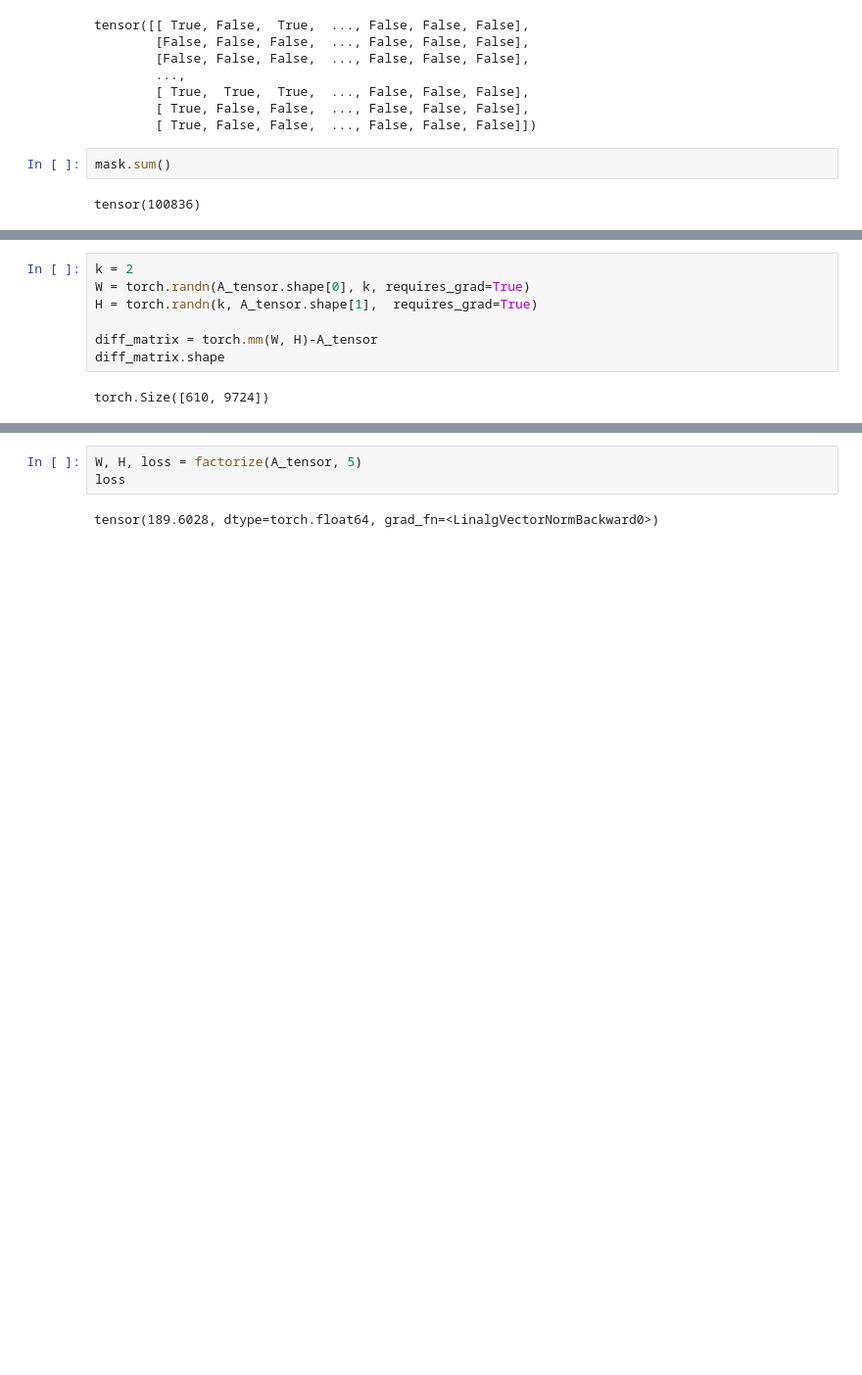
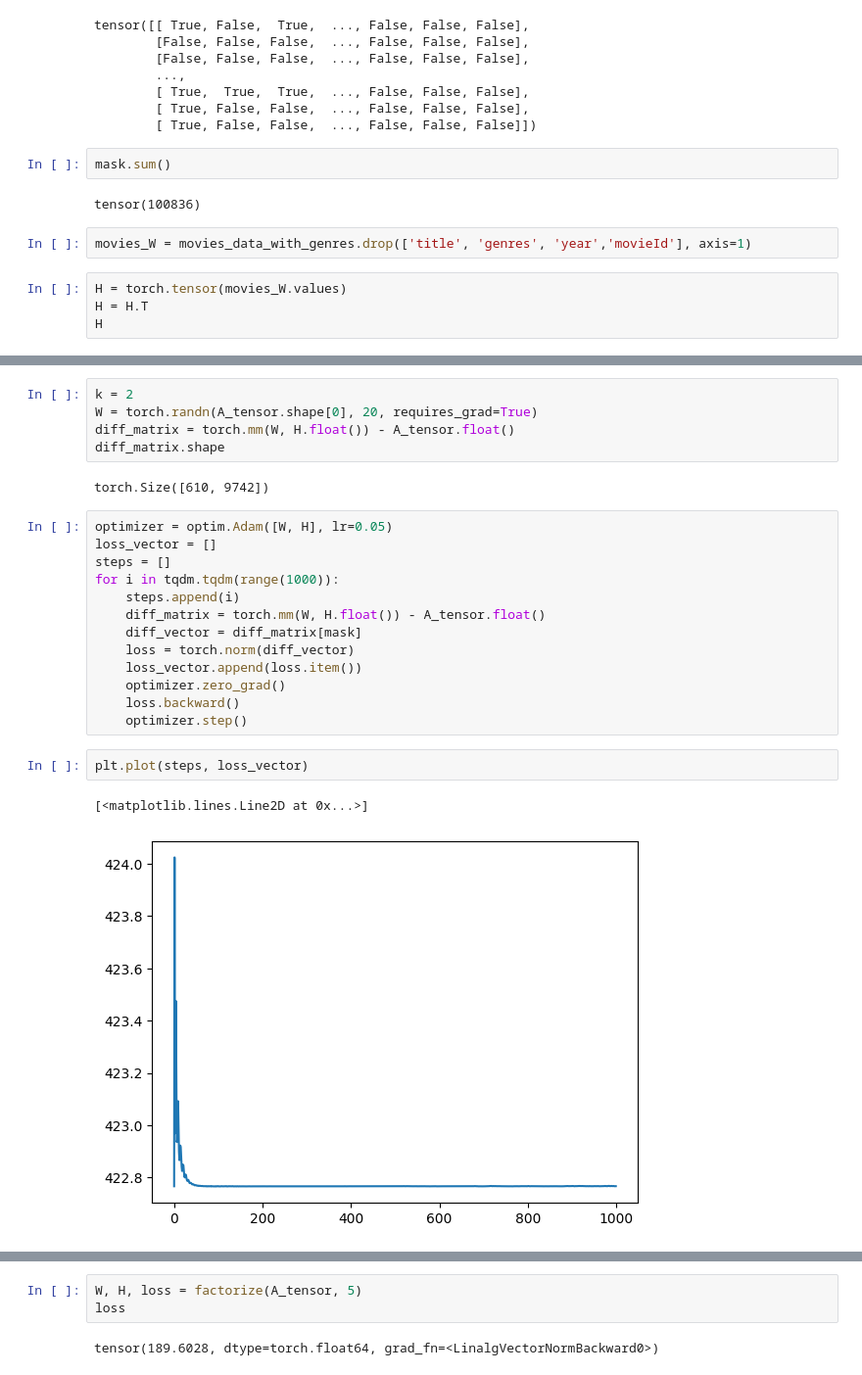
Before and after one commit to chirag-25/Movie-Recommendation-System, a Jupyter notebook: content_based_filtering.ipynb, the cells around one changed output, grey strips where cells are left out. Shown at 98% size. Drawn from its saved outputs; the diff is of its cells as text; blank space fills up the shorter version.

```diff
--- a/content_based_filtering.ipynb
+++ b/content_based_filtering.ipynb
@@ -235,3 +235,9 @@ tensor([[ True, False,  True,  ..., False, False, False],
 mask.sum()
 # %% [output]
 tensor(100836)
+# %%
+movies_W = movies_data_with_genres.drop(['title', 'genres', 'year','movieId'], axis=1)
+# %%
+H = torch.tensor(movies_W.values)
+H = H.T
+H
@@ -238,9 +276,25 @@ tensor(100836)
 # %%
 k = 2
-W = torch.randn(A_tensor.shape[0], k, requires_grad=True)
-H = torch.randn(k, A_tensor.shape[1],  requires_grad=True)
-
-diff_matrix = torch.mm(W, H)-A_tensor
+W = torch.randn(A_tensor.shape[0], 20, requires_grad=True)
+diff_matrix = torch.mm(W, H.float()) - A_tensor.float()
 diff_matrix.shape
 # %% [output]
-torch.Size([610, 9724])
+torch.Size([610, 9742])
+# %%
+optimizer = optim.Adam([W, H], lr=0.05)
+loss_vector = []
+steps = []
+for i in tqdm.tqdm(range(1000)):
+    steps.append(i)
+    diff_matrix = torch.mm(W, H.float()) - A_tensor.float()
+    diff_vector = diff_matrix[mask]
+    loss = torch.norm(diff_vector)
+    loss_vector.append(loss.item())
+    optimizer.zero_grad()
+    loss.backward()
+    optimizer.step()
+# %%
+plt.plot(steps, loss_vector)
+# %% [output]
+[<matplotlib.lines.Line2D at 0x...>]
+[figure, added]
```
Also changed, not shown: parts of 21 cells of this notebook, 1 other file.
